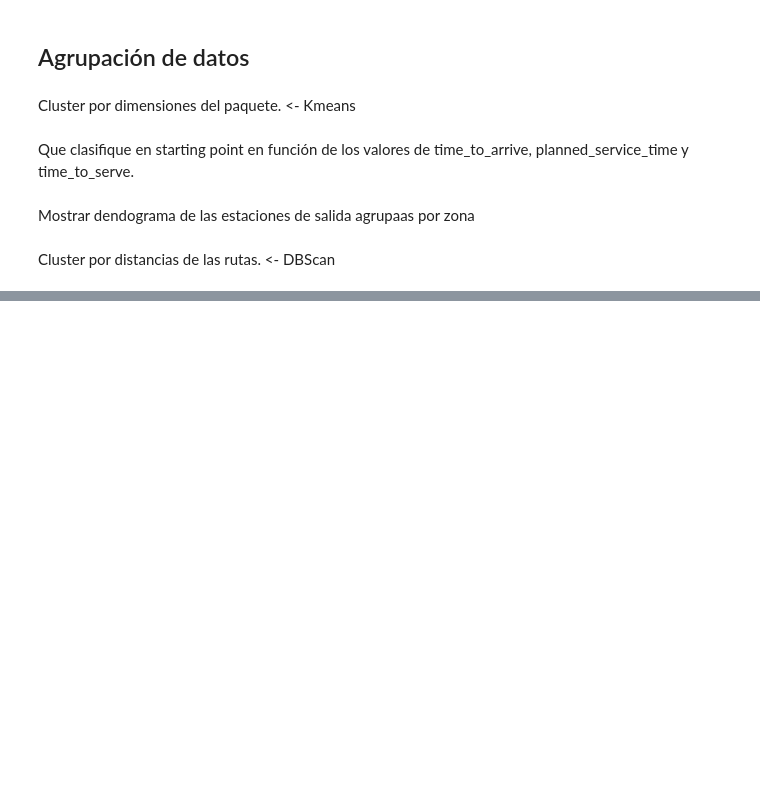
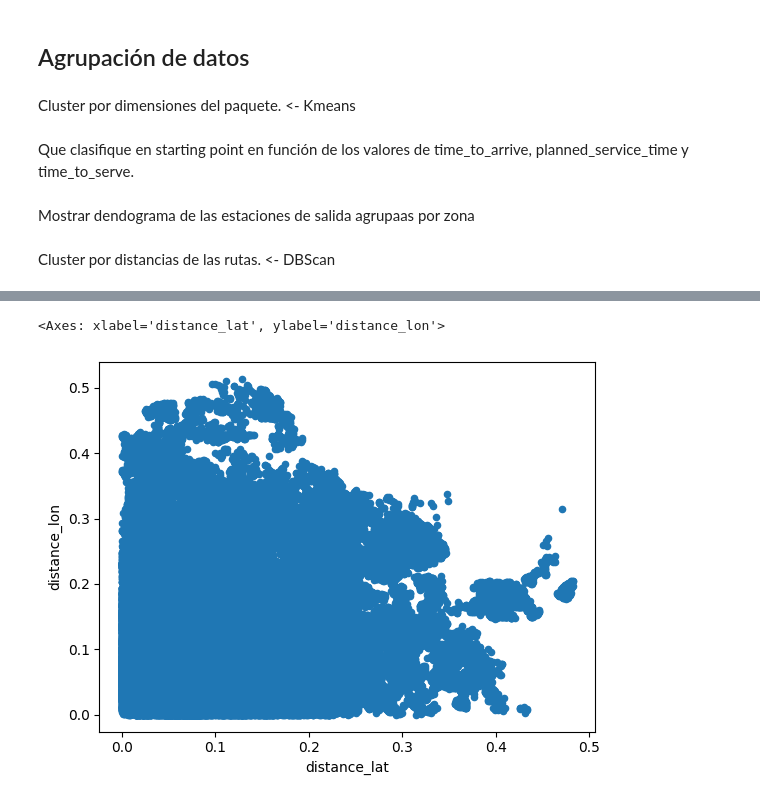
Before and after one commit to pmoros/data-mining-2023-II, a Jupyter notebook: grouping/association_grouping.ipynb, the cells around one changed output, grey strips where cells are left out. Saved outputs shown, nothing was run; the diff lists cells and outputs as text; code cells hidden in the pictures; blank space fills up the shorter version.

```diff
--- a/grouping/association_grouping.ipynb
+++ b/grouping/association_grouping.ipynb
@@ -43,3 +58,6 @@ Que clasifique en starting point en función de los valores de time_to_arrive, p
 Mostrar dendograma de las estaciones de salida agrupaas por zona
 # %% [markdown]
 Cluster por distancias de las rutas. <- DBScan
+# %%
+data=combined_dataset.drop(['RouteID',	'station_code',	'date_YYYY_MM_DD',	'departure_time_utc',	'executor_capacity_cm3',	'Zone',	'starting_point',	'StopID',	'PackageID',	'planned_service_time_seconds', 'depth_cm',  'height_cm'	,'weight_cm', 'time_to_arrive', 'day_of_week',	'month', 'StartLon', 'StopLon',  'StartLat', 'StopLat'],axis=1)
+data
@@ -45,0 +78,3 @@ Cluster por distancias de las rutas. <- DBScan
+# %%
+data= data.drop_duplicates()
+data
@@ -45,0 +95,5 @@ Cluster por distancias de las rutas. <- DBScan
+# %%
+data.plot.scatter(x='distance_lat',y='distance_lon')
+# %% [output]
+<Axes: xlabel='distance_lat', ylabel='distance_lon'>
+[figure, added]
```
Also changed, not shown: parts of 8 cells of this notebook.
